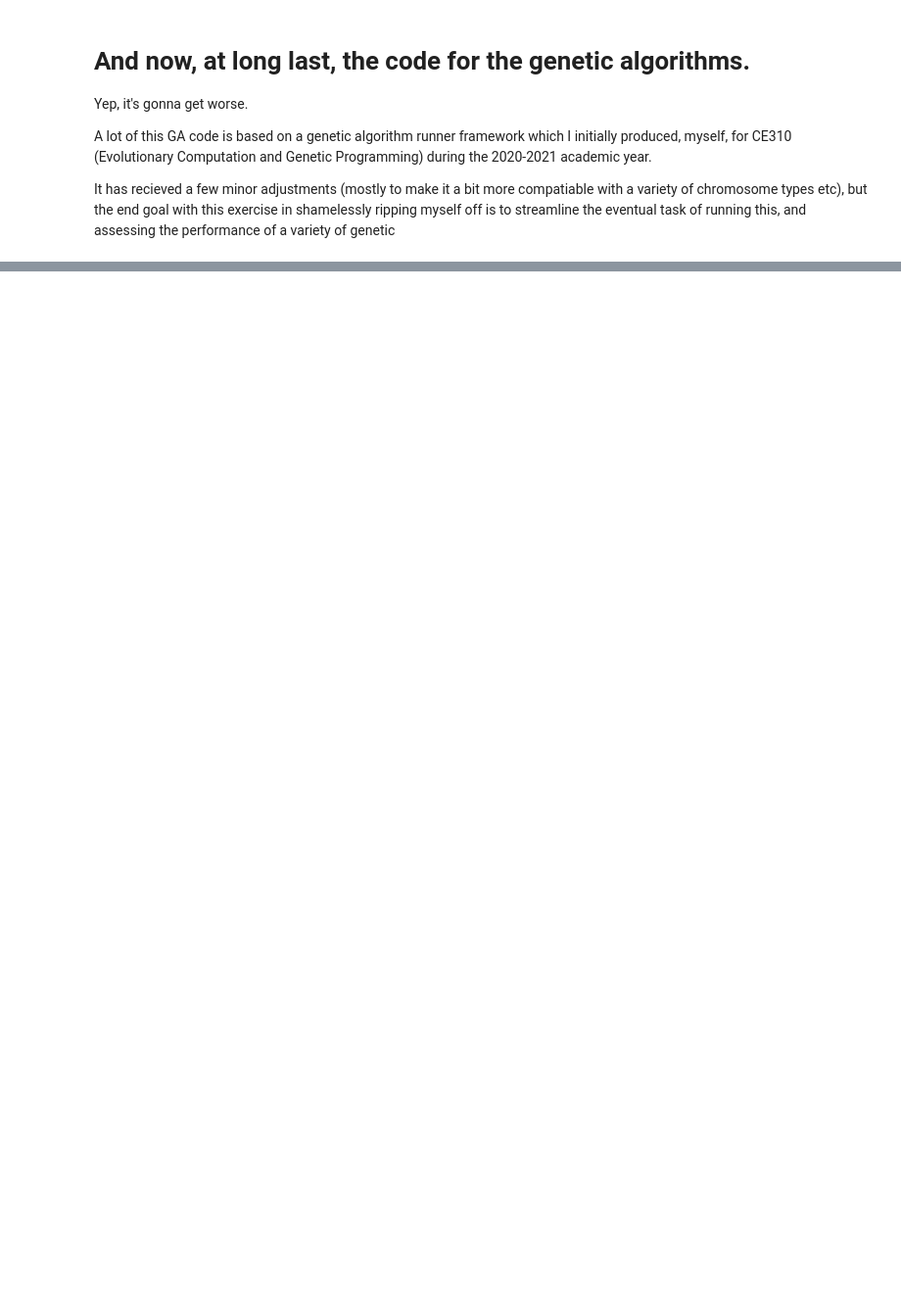
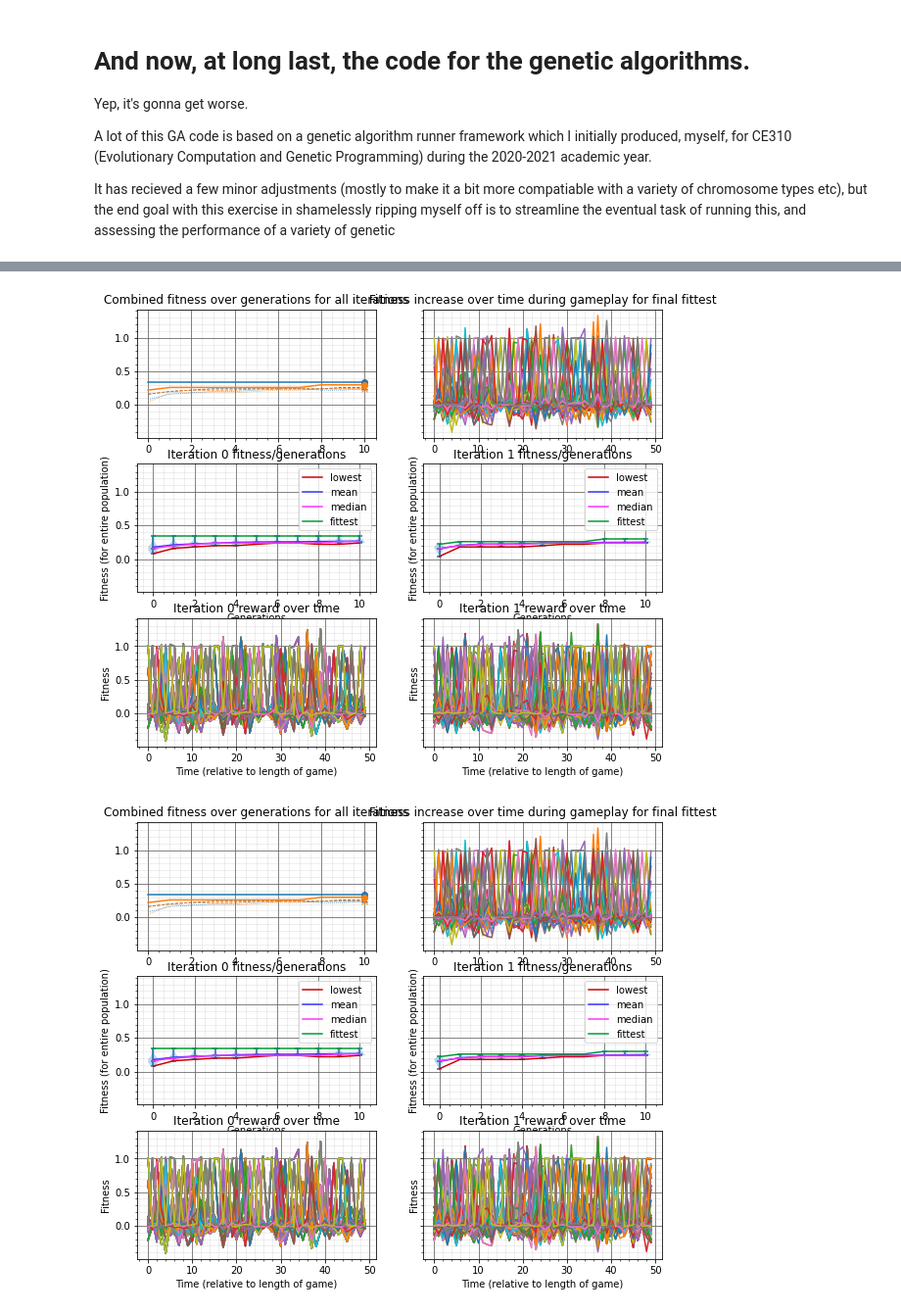
Before and after one commit to 11BelowStudio/ce811, a Jupyter notebook: ce811_hanabi_main/assignment2.ipynb, the cells around one changed output, grey strips where cells are left out. Shown at 98% size. Drawn from its saved outputs; the diff is of its cells as text; code cells hidden in the pictures; blank space fills up the shorter version.

```diff
--- a/ce811_hanabi_main/assignment2.ipynb
+++ b/ce811_hanabi_main/assignment2.ipynb
@@ -283,16 +296,20 @@ class RulesEnum(Flag, metaclass=Filterable):
     "Play the lowest card which is known to be playable"
     PLAY_MOST_PLAYABLE_THRESH_9998 = 0
     "Play most playable card as long as it's 99.98% playable"
-    PLAY_MOST_PLAYABLE_THRESH_90 = 0
-    "Play most playable card as long as it's 90% playable"
     PLAY_MOST_PLAYABLE_THRESH_80 = 0
     "Play most playable card as long as it's 80% playable"
+    PLAY_MOST_PLAYABLE_THRESH_60 = 0
+    "Play most playable card as long as it's 60% playable"
     PLAY_MOST_PLAYABLE_THRESH_A = 1
     "Plays most playable card, as long as its playability is above a TRAINABLE threshold"
     PLAY_MOST_PLAYABLE_THRESH_B = 1
     "Plays most playable card, as long as its playability is above a(nother) TRAINABLE threshold"
     PLAY_MOST_PLAYABLE_DECK_EMPTY = 0
     "Plays most playable card anyway when the deck is empty"
+    PLAY_OLDEST = 0
+    "Plays oldest card"
+    PLAY_MOST_PLAYABLE = 0
+    "Plays most playable card"
 
     PLAY_MOST_PLAYABLE_LAST_HINTED_CARD_80 = (0, RuleFilter.WAS_HINTED_LAST_TURN)
     """Plays the oldest card, which we are least 80% sure is playable,
@@ -308,11 +325,7 @@ class RulesEnum(Flag, metaclass=Filterable):
     """Plays the oldest card, based on a playability threshold of T,
     that we previously knew nothing about last turn."""
 
-    TELL_ANY_FULL_INFO_PLAYABLE_CARD = (0, RuleFilter.TELL | RuleFilter.OTHER_HAS_UNKNOWN_PLAYABLE)
-    """Attempts to tell the next possible player who has a playable card,
-    and half of the information about that card, the rest of the information about that card."""
-    TELL_NEXT_FULL_INFO_PLAYABLE_CARD = (0, RuleFilter.TELL | RuleFilter.OTHER_HAS_UNKNOWN_PLAYABLE)
-    """Attempts to tell ONLY the next player the remaining unknown info about their card"""
+
 
     TELL_ANY_ABOUT_ONES = (0, RuleFilter.TELL)
     """Attempts to tell the next player who has ones that they aren't aware of about the ones they have"""
@@ -343,6 +356,9 @@ class RulesEnum(Flag, metaclass=Filterable):
     """If player has a playable card they know nothing about,
     it will attempt to tell them the colour of it.
     If colour is known for all playables, they are told the rank."""
+    TELL_NEXT_PLAYABLE_CARD_HALF_INFO = (0, RuleFilter.TELL | RuleFilter.OTHER_HAS_UNKNOWN_PLAYABLE)
+    """Attempts to tell ONLY the next player the remaining unknown info about their card"""
+
 
     TELL_HIGHEST_PLAYABLE_CARD_RANK = (0, RuleFilter.TELL | RuleFilter.OTHER_HAS_UNKNOWN_PLAYABLE_RANK)
     """
@@ -2145,5 +2288,5 @@ IndentationError: expected an indented block (Temp/ipykernel_7876/3692171813.py,
 # %%
-game_iterations: int = 100
+game_iterations: int = 50
 replay_every_generation: bool = False
 player_count: int = 4
 
@@ -2230,11 +2373,12 @@ def run_game_environment(
             if reward < 0:
                 reward = 0
             current_score += reward
-            current_game_scores.append(reward)
+            current_game_scores.append(current_score)
 
         all_results.append(tuple(current_game_scores))
-        all_final_scores.append(current_game_scores[-1])
+        all_final_scores.append(current_score)
 
+    print(f"done {np.mean(all_final_scores)}")
     return GameResults(tuple(all_results), tuple(all_final_scores))
 
 
@@ -2269,20 +2413,20 @@ class BaseChromosome(I_AgentChromosome, IGeneralChromosome, abc.ABC):
     def __lt__(self, other: "TChromosome"):
         return self.fitness < other.fitness
 
-    @classmethod
+    @staticmethod
     @abc.abstractmethod
-    def generate_random(cls) -> TChromosome:
+    def generate_random() -> TChromosome:
         "This should generate a new random individual"
         ...
 
-    @classmethod
+    @staticmethod
     @abc.abstractmethod
-    def crossover(cls, p1: TChromosome, p2: TChromosome) -> TChromosome:
+    def crossover(p1: TChromosome, p2: TChromosome) -> TChromosome:
         "This should generate a new individual from the genes of the parents"
         ...
 
-    @classmethod
+    @staticmethod
     @abc.abstractmethod
-    def mutate(cls, p1: TChromosome, mut_rate: float = 0.005) -> TChromosome:
+    def mutate(p1: TChromosome, mut_rate: float = 0.005) -> TChromosome:
         "This should generate a new individual, mutated from the parent"
         ...
@@ -2288,0 +2700,4 @@ class BaseChromosome(I_AgentChromosome, IGeneralChromosome, abc.ABC):
+# %%
+runner: GA_Runner = GA_Runner(TotesLegitSelfPlay)
+# %%
+bests, gens = runner.run_the_GA(2, True)
@@ -2288,0 +2722,5 @@ class BaseChromosome(I_AgentChromosome, IGeneralChromosome, abc.ABC):
+# %%
+runner.produce_graph(gens)
+# %% [output]
+[figure, added]
+[figure, added]
```
Also changed, not shown: parts of 8 cells of this notebook, 2 other files.
